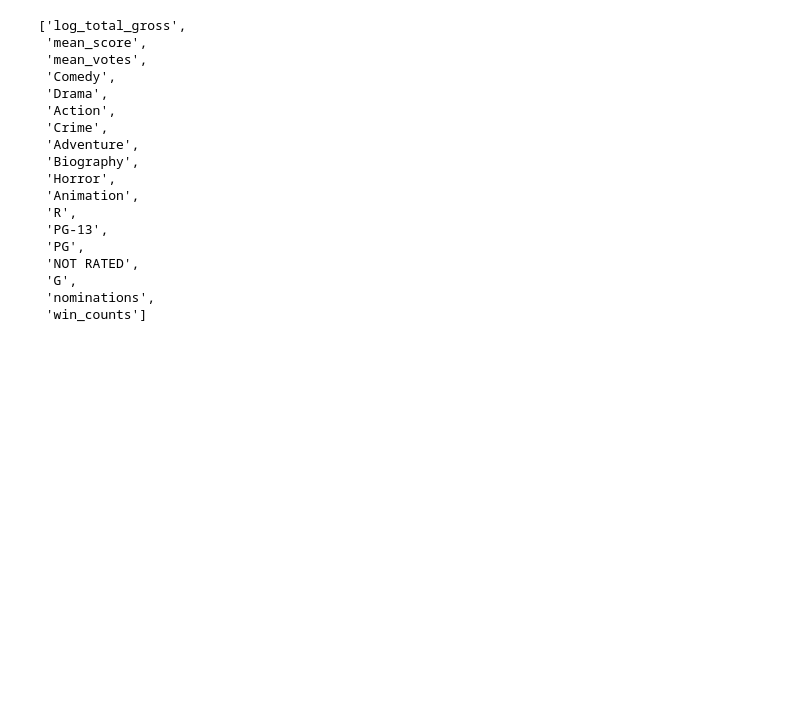
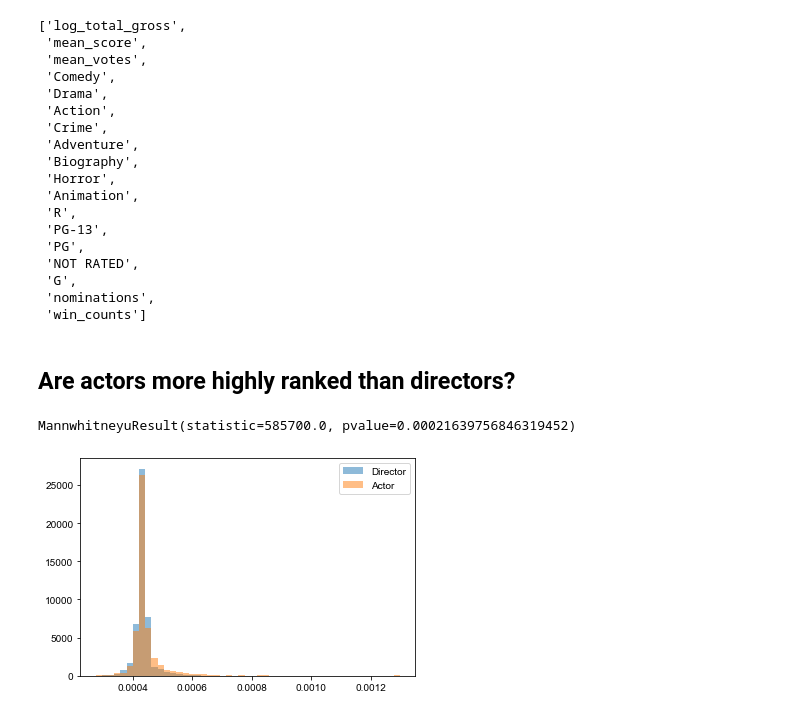
Before and after one commit to marlinfiggins/West-Coast-Datathon-F2020, a Jupyter notebook: notebooks/Simulating_Hierarchy_Model.ipynb, the cells around one changed output. Saved outputs shown, nothing was run; the diff lists cells and outputs as text; code cells hidden in the pictures; blank space fills up the shorter version.

Commit message:
Notebook adding actors-director ranking

```diff
--- a/notebooks/Simulating_Hierarchy_Model.ipynb
+++ b/notebooks/Simulating_Hierarchy_Model.ipynb
@@ -213,3 +213,31 @@ parms_df.to_latex("../data/parm_table.tex",
                                     caption = "Inferred $\\beta$ parameters corresponding to variables above.",
                                      bold_rows=True,
                                     float_format="{:0.2e}".format)
+# %% [markdown]
+## Are actors more highly ranked than directors?
+# %%
+from scipy.stats import mannwhitneyu
+import pandas as pd
+import numpy as np
+import matplotlib.pyplot as plt
+
+%matplotlib inline
+movie_industry = pd.read_csv("../data/movie_industry.csv", encoding = "ISO-8859-1" )
+movie_industry = movie_industry[movie_industry.year >= 2007]
+directors2007 = np.unique(movie_industry.director.values)
+actors2007 = np.unique(movie_industry.star.values)
+df = pd.read_csv("../data/features.csv")
+condition = (df.agent.isin(directors2007) & (df.is_director == 1)) | (df.agent.isin(actors2007) & (df.is_director == 0))
+df = df[condition]
+df = df.loc[df.year==2007]
+is_director = df.is_director.values
+# %%
+bins = np.linspace(min(Rank_vec[-1]), max(Rank_vec[-1]), 50)
+plt.hist(Rank_vec[-1][is_director == 1], density = True, bins = bins, label = "Director", alpha = 0.5)
+plt.hist(Rank_vec[-1][is_director == 0], density = True, bins = bins, label = "Actor", alpha = 0.5)
+plt.legend()
+mannwhitneyu(Rank_vec[-1][is_director == 1],
+                      Rank_vec[-1][is_director == 0], alternative = "less")
+# %% [output]
+MannwhitneyuResult(statistic=585700.0, pvalue=0.00021639756846319452)
+[figure, added]
```
Also changed, not shown: parts of 1 cell of this notebook, 1 other file.
